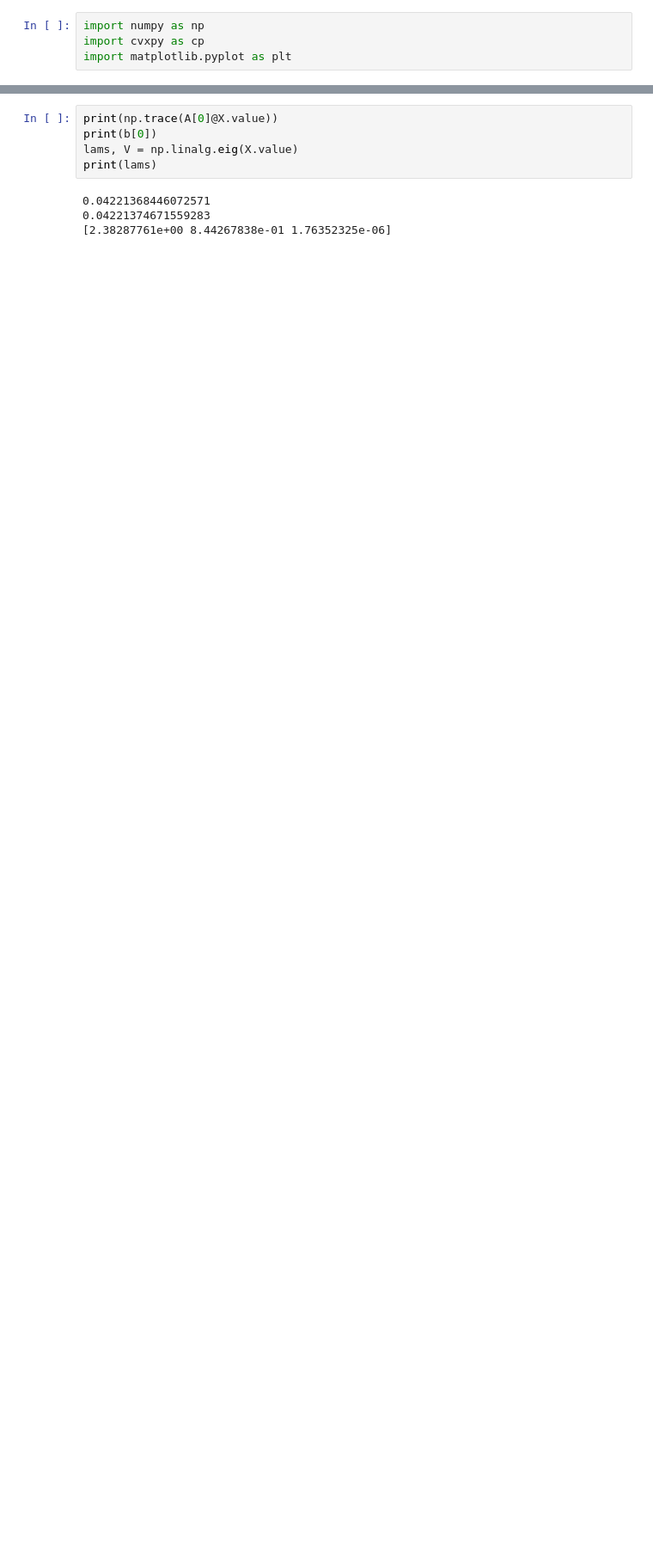
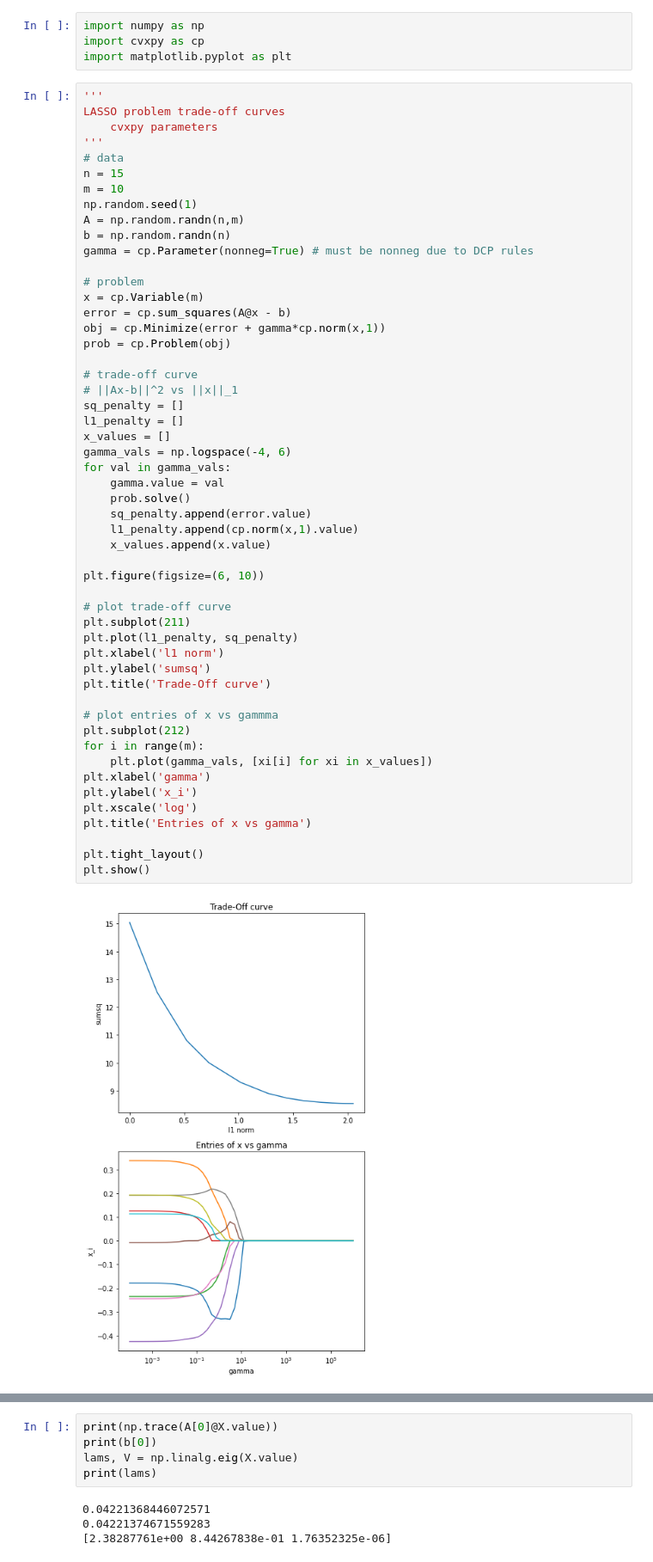
Before and after one commit to 0taylor1/NMDS, a Jupyter notebook: cvxpy_examples.ipynb, the cells around one changed output, grey strips where cells are left out. Shown: that part at 86% size. Drawn from its saved outputs; the diff is of its cells as text; blank space fills up the shorter version.

```diff
--- a/cvxpy_examples.ipynb
+++ b/cvxpy_examples.ipynb
@@ -2,6 +2,60 @@
 import numpy as np
 import cvxpy as cp
 import matplotlib.pyplot as plt
+# %%
+'''
+LASSO problem trade-off curves
+    cvxpy parameters
+'''
+# data
+n = 15
+m = 10
+np.random.seed(1)
+A = np.random.randn(n,m)
+b = np.random.randn(n)
+gamma = cp.Parameter(nonneg=True) # must be nonneg due to DCP rules
+
+# problem
+x = cp.Variable(m)
+error = cp.sum_squares(A@x - b)
+obj = cp.Minimize(error + gamma*cp.norm(x,1))
+prob = cp.Problem(obj)
+
+# trade-off curve
+# ||Ax-b||^2 vs ||x||_1
+sq_penalty = []
+l1_penalty = []
+x_values = []
+gamma_vals = np.logspace(-4, 6)
+for val in gamma_vals:
+    gamma.value = val
+    prob.solve()
+    sq_penalty.append(error.value)
+    l1_penalty.append(cp.norm(x,1).value)
+    x_values.append(x.value)
+
+plt.figure(figsize=(6, 10))
+
+# plot trade-off curve
+plt.subplot(211)
+plt.plot(l1_penalty, sq_penalty)
+plt.xlabel('l1 norm')
+plt.ylabel('sumsq')
+plt.title('Trade-Off curve')
+
+# plot entries of x vs gammma
+plt.subplot(212)
+for i in range(m):
+    plt.plot(gamma_vals, [xi[i] for xi in x_values])
+plt.xlabel('gamma')
+plt.ylabel('x_i')
+plt.xscale('log')
+plt.title('Entries of x vs gamma')
+
+plt.tight_layout()
+plt.show()
+# %% [output]
+[figure, added]
 # %%
 '''
 SDP of form
```
Also changed, not shown: 1 other file.
